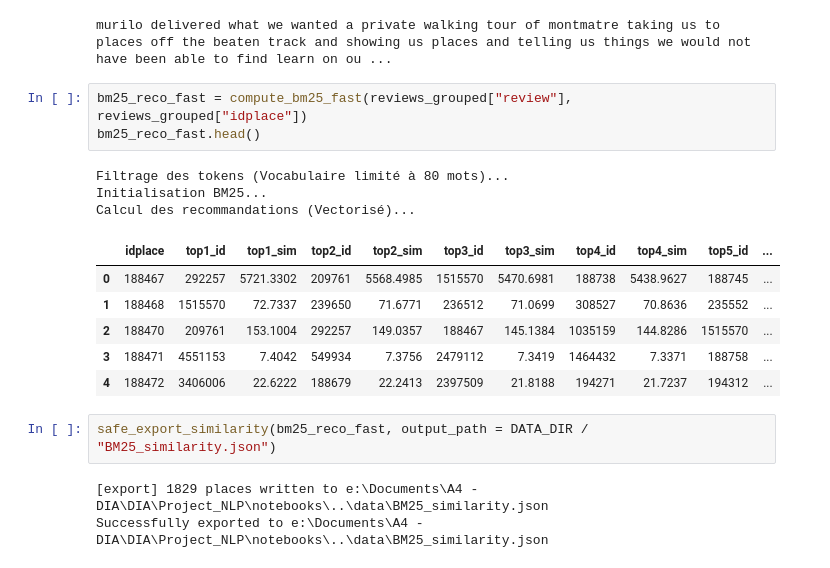
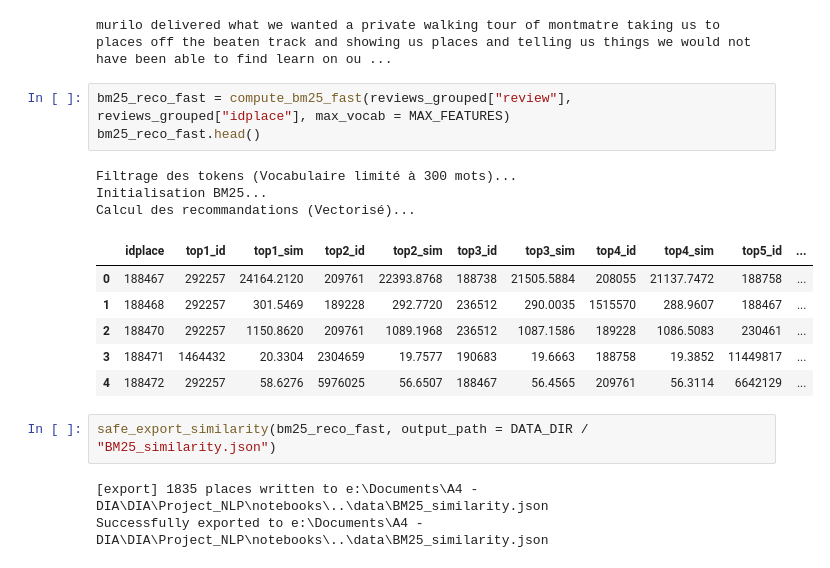
Before and after one commit to prayer-position/Project_NLP, a Jupyter notebook: notebooks/nlp_model.ipynb, the cells around one changed output. Cells and saved outputs as stored; diff of their text form.

Commit message:
changed number of vocab to 300

```diff
--- a/notebooks/nlp_model.ipynb
+++ b/notebooks/nlp_model.ipynb
@@ -203,20 +203,20 @@ print(reviews_grouped[reviews_grouped["idplace"] == 11860583]["review"].values[0
 # %% [output]
 murilo delivered what we wanted a private walking tour of montmatre taking us to places off the beaten track and showing us places and telling us things we would not have been able to find learn on ou ...
 # %%
-bm25_reco_fast = compute_bm25_fast(reviews_grouped["review"], reviews_grouped["idplace"])
+bm25_reco_fast = compute_bm25_fast(reviews_grouped["review"], reviews_grouped["idplace"], max_vocab = MAX_FEATURES)
 bm25_reco_fast.head()
 # %% [output]
-Filtrage des tokens (Vocabulaire limité à 80 mots)...
+Filtrage des tokens (Vocabulaire limité à 300 mots)...
 Initialisation BM25...
 Calcul des recommandations (Vectorisé)...
 |  | idplace | top1_id | top1_sim | top2_id | top2_sim | top3_id | top3_sim | top4_id | top4_sim | top5_id | ... |
-| 0 | 188467 | 292257 | 5721.3302 | 209761 | 5568.4985 | 1515570 | 5470.6981 | 188738 | 5438.9627 | 188745 | ... |
-| 1 | 188468 | 1515570 | 72.7337 | 239650 | 71.6771 | 236512 | 71.0699 | 308527 | 70.8636 | 235552 | ... |
-| 2 | 188470 | 209761 | 153.1004 | 292257 | 149.0357 | 188467 | 145.1384 | 1035159 | 144.8286 | 1515570 | ... |
-| 3 | 188471 | 4551153 | 7.4042 | 549934 | 7.3756 | 2479112 | 7.3419 | 1464432 | 7.3371 | 188758 | ... |
-| 4 | 188472 | 3406006 | 22.6222 | 188679 | 22.2413 | 2397509 | 21.8188 | 194271 | 21.7237 | 194312 | ... |
+| 0 | 188467 | 292257 | 24164.2120 | 209761 | 22393.8768 | 188738 | 21505.5884 | 208055 | 21137.7472 | 188758 | ... |
+| 1 | 188468 | 292257 | 301.5469 | 189228 | 292.7720 | 236512 | 290.0035 | 1515570 | 288.9607 | 188467 | ... |
+| 2 | 188470 | 292257 | 1150.8620 | 209761 | 1089.1968 | 236512 | 1087.1586 | 189228 | 1086.5083 | 230461 | ... |
+| 3 | 188471 | 1464432 | 20.3304 | 2304659 | 19.7577 | 190683 | 19.6663 | 188758 | 19.3852 | 11449817 | ... |
+| 4 | 188472 | 292257 | 58.6276 | 5976025 | 56.6507 | 188467 | 56.4565 | 209761 | 56.3114 | 6642129 | ... |
 # %%
 safe_export_similarity(bm25_reco_fast, output_path = DATA_DIR / "BM25_similarity.json")
 # %% [output]
-[export] 1829 places written to e:\Documents\A4 - DIA\DIA\Project_NLP\notebooks\..\data\BM25_similarity.json
+[export] 1835 places written to e:\Documents\A4 - DIA\DIA\Project_NLP\notebooks\..\data\BM25_similarity.json
 Successfully exported to e:\Documents\A4 - DIA\DIA\Project_NLP\notebooks\..\data\BM25_similarity.json
```
Also changed, not shown: 2 other files.
